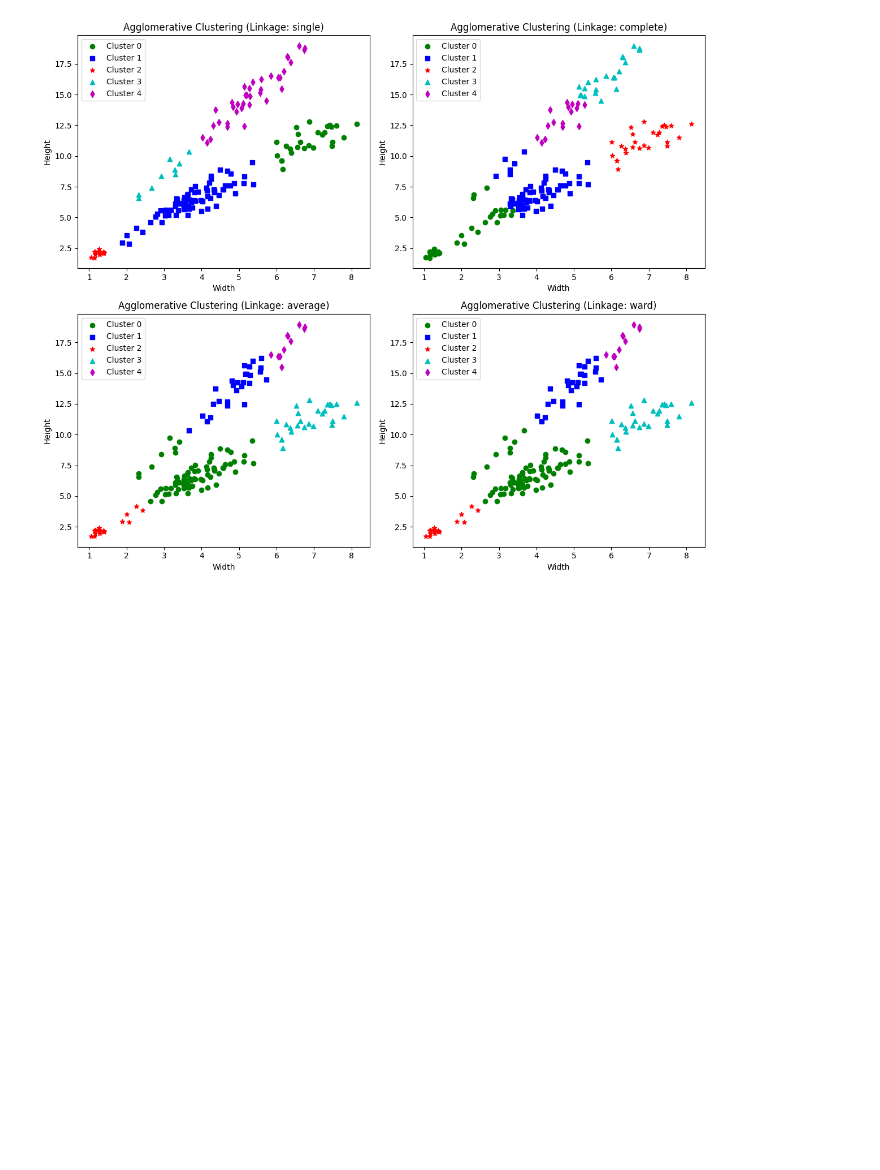
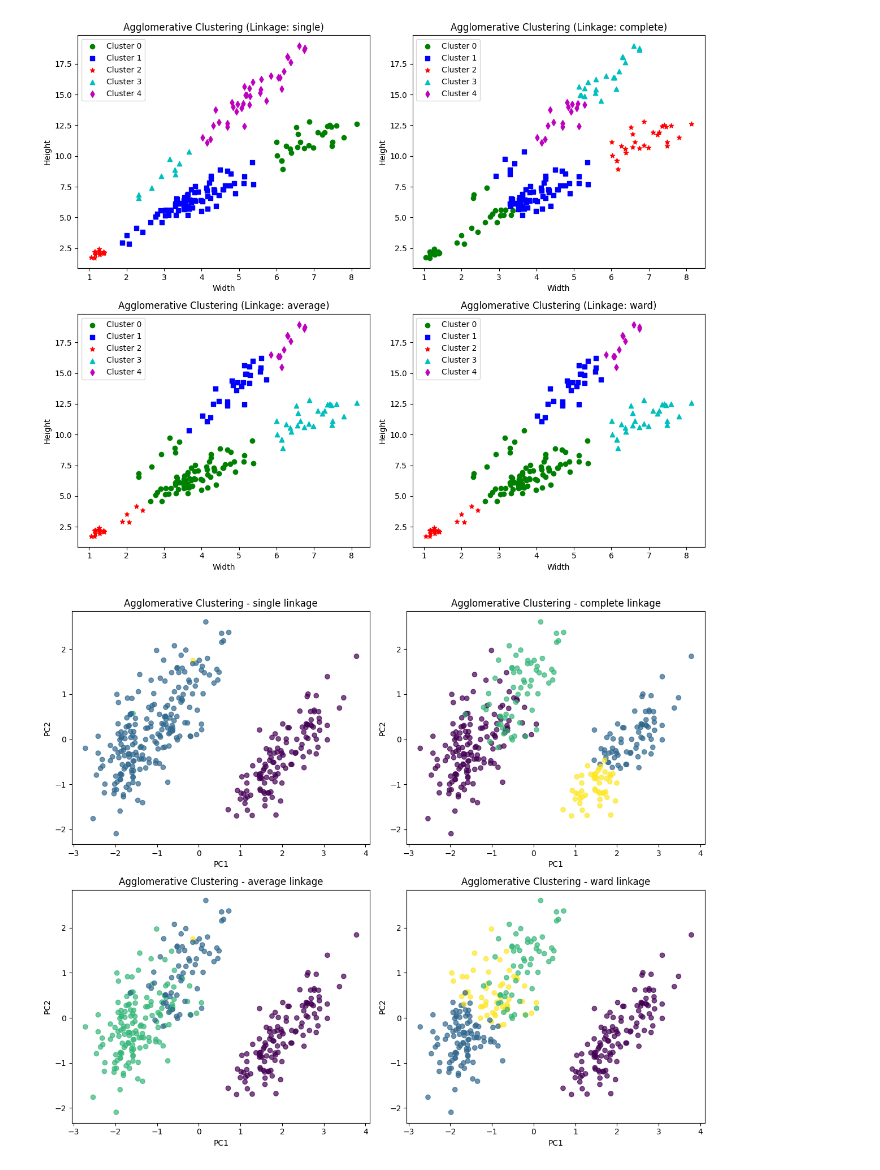
Before and after one commit to worachote1/Machine-Learning-Lab-KMITL, a Jupyter notebook: week_6_hw/W6-2_64010757.ipynb, the cells around one changed output. Saved outputs shown, nothing was run; the diff lists cells and outputs as text; code cells hidden in the pictures; blank space fills up the shorter version.

```diff
--- a/week_6_hw/W6-2_AgglomerativeClustering & Kmean.ipynb
+++ b/week_6_hw/W6-2_64010757.ipynb
@@ -649,4 +714,27 @@ plt.tight_layout()
 plt.show()
 # %% [output]
 [figure]
+# %%
+# with pca
+k = 4
+
+# ทดลองใช้ Agglomerative Clustering กับ linkage แบบต่าง ๆ
+linkages = ['single', 'complete', 'average', 'ward']
+fig, axes = plt.subplots(2, 2, figsize=(12, 10))
+axes = axes.flatten()
+
+for i, link in enumerate(linkages):
+    clustering = AgglomerativeClustering(n_clusters=k, linkage=link)
+    labels = clustering.fit_predict(X_scaled)
+
+    # Plot ผลลัพธ์การ Clustering
+    axes[i].scatter(X_pca[:, 0], X_pca[:, 1], c=labels, cmap='viridis', alpha=0.7)
+    axes[i].set_title(f"Agglomerative Clustering - {link} linkage")
+    axes[i].set_xlabel("PC1")
+    axes[i].set_ylabel("PC2")
+
+plt.tight_layout()
+plt.show()
+# %% [output]
+[figure, added]
 # %% [markdown]
```
Also changed, not shown: parts of 15 cells of this notebook, 2 other files.
